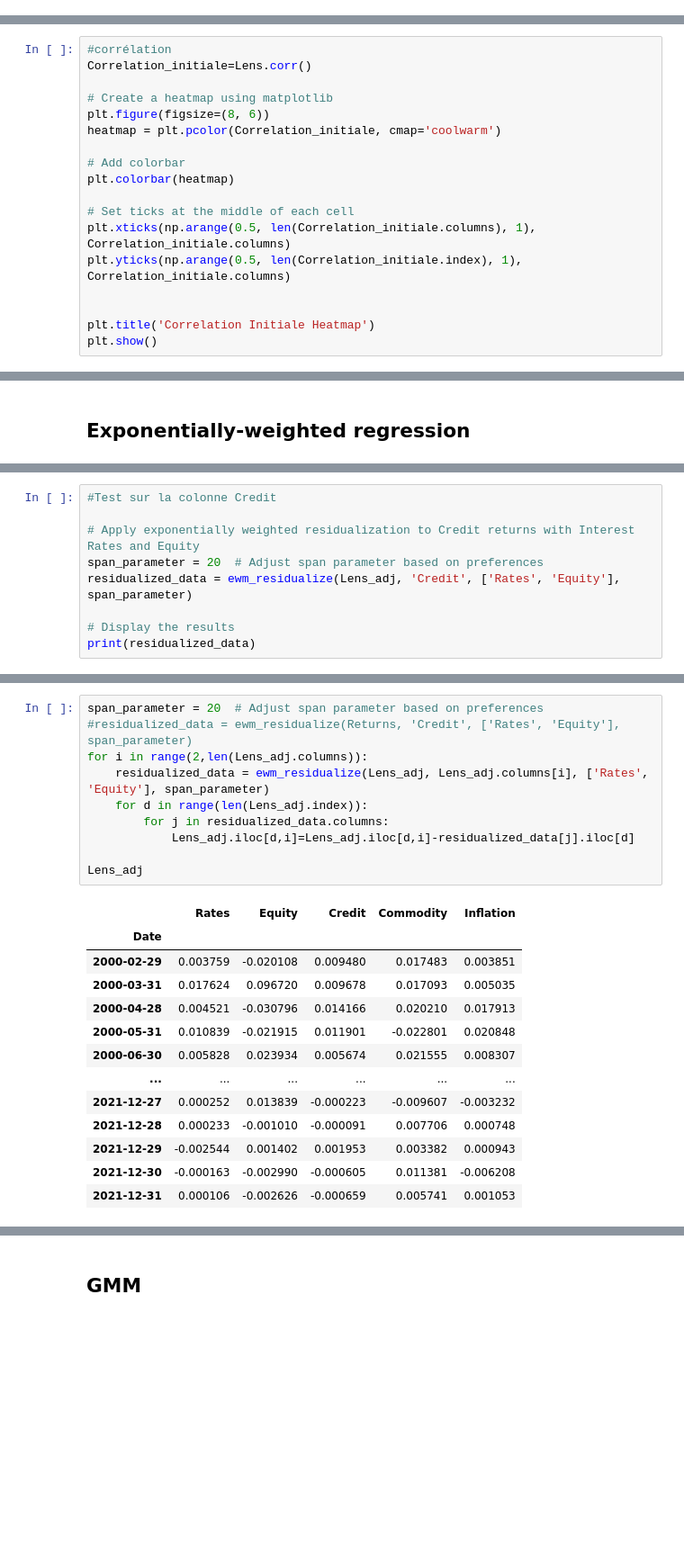
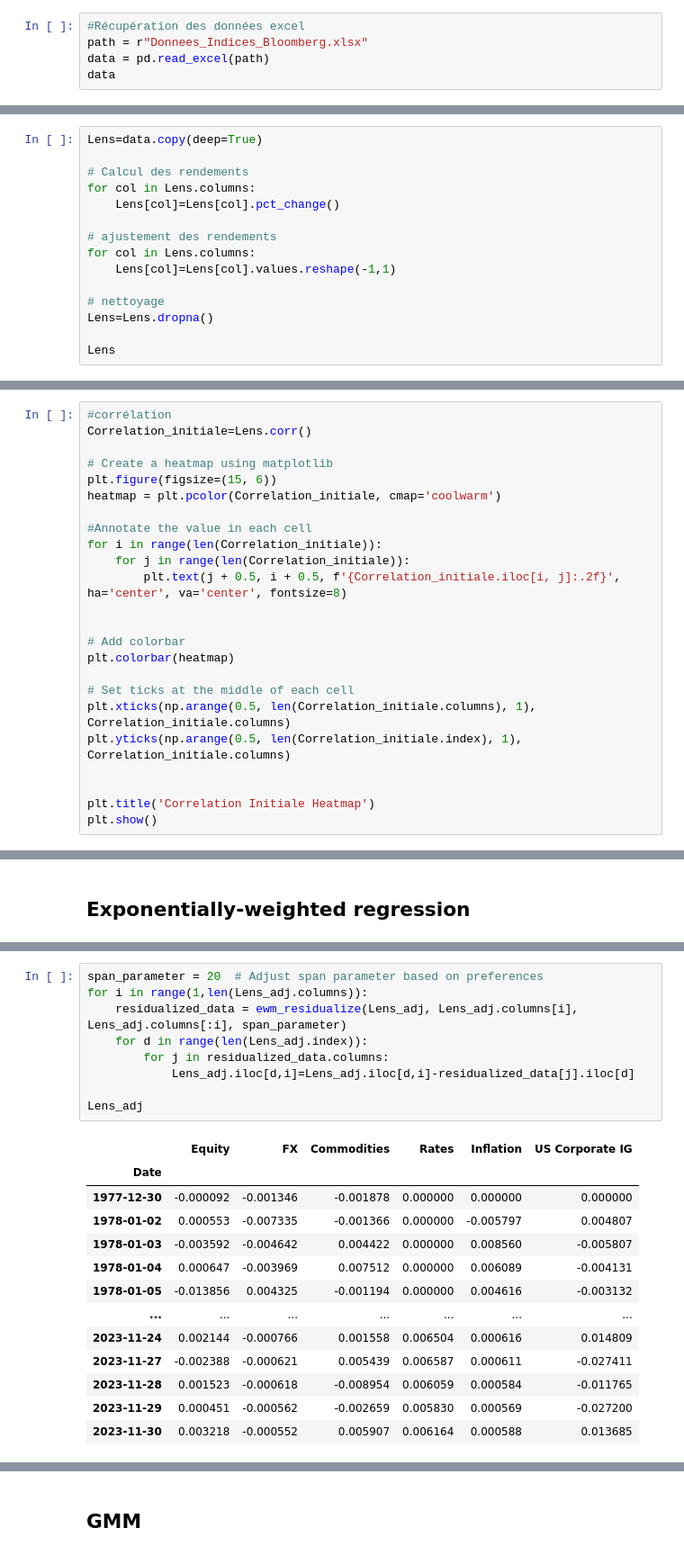
Before and after one commit to WilliamB111/BNY-Markets-Regime-Project-127, a Jupyter notebook: GMM.ipynb, the cells around one changed output, grey strips where cells are left out. Shown at 90% size. Saved outputs shown, nothing was run; the diff lists cells and outputs as text; blank space fills up the shorter version.

```diff
--- a/GMM.ipynb
+++ b/GMM.ipynb
@@ -47,0 +19,5 @@ data
+# %%
+#Récupération des données excel
+path = r"Donnees_Indices_Bloomberg.xlsx"
+data = pd.read_excel(path)
+data
@@ -124,0 +177,15 @@ Lens.to_csv(chemin_fichier_csv,index=True)
+# %%
+Lens=data.copy(deep=True)
+
+# Calcul des rendements
+for col in Lens.columns:
+    Lens[col]=Lens[col].pct_change()
+
+# ajustement des rendements
+for col in Lens.columns:
+    Lens[col]=Lens[col].values.reshape(-1,1)
+
+# nettoyage
+Lens=Lens.dropna()
+
+Lens
@@ -127,8 +237,14 @@ Lens.to_csv(chemin_fichier_csv,index=True)
 Correlation_initiale=Lens.corr()
 
 # Create a heatmap using matplotlib
-plt.figure(figsize=(8, 6))
+plt.figure(figsize=(15, 6))
 heatmap = plt.pcolor(Correlation_initiale, cmap='coolwarm')
+
+#Annotate the value in each cell
+for i in range(len(Correlation_initiale)):
+    for j in range(len(Correlation_initiale)):
+        plt.text(j + 0.5, i + 0.5, f'{Correlation_initiale.iloc[i, j]:.2f}', ha='center', va='center', fontsize=8)
+
 
 # Add colorbar
 plt.colorbar(heatmap)
@@ -200,12 +317,3 @@ def ewm_residualize(donnees, dependent_column, independent_columns, span):
         result[col + '_residual'] = residuals
 
     return result
-# %%
-#Test sur la colonne Credit
-
-# Apply exponentially weighted residualization to Credit returns with Interest Rates and Equity
-span_parameter = 20  # Adjust span parameter based on preferences
-residualized_data = ewm_residualize(Lens_adj, 'Credit', ['Rates', 'Equity'], span_parameter)
-
-# Display the results
-print(residualized_data)
@@ -228,24 +322,23 @@ Date
 # %%
 span_parameter = 20  # Adjust span parameter based on preferences
-#residualized_data = ewm_residualize(Returns, 'Credit', ['Rates', 'Equity'], span_parameter)
-for i in range(2,len(Lens_adj.columns)):
-    residualized_data = ewm_residualize(Lens_adj, Lens_adj.columns[i], ['Rates', 'Equity'], span_parameter)
+for i in range(1,len(Lens_adj.columns)):
+    residualized_data = ewm_residualize(Lens_adj, Lens_adj.columns[i], Lens_adj.columns[:i], span_parameter)
     for d in range(len(Lens_adj.index)):
         for j in residualized_data.columns:
             Lens_adj.iloc[d,i]=Lens_adj.iloc[d,i]-residualized_data[j].iloc[d]
 
 Lens_adj
 # %% [output]
-|  | Rates | Equity | Credit | Commodity | Inflation |
-| Date |  |  |  |  |  |
-| 2000-02-29 | 0.003759 | -0.020108 | 0.009480 | 0.017483 | 0.003851 |
-| 2000-03-31 | 0.017624 | 0.096720 | 0.009678 | 0.017093 | 0.005035 |
-| 2000-04-28 | 0.004521 | -0.030796 | 0.014166 | 0.020210 | 0.017913 |
-| 2000-05-31 | 0.010839 | -0.021915 | 0.011901 | -0.022801 | 0.020848 |
-| 2000-06-30 | 0.005828 | 0.023934 | 0.005674 | 0.021555 | 0.008307 |
-| ... | ... | ... | ... | ... | ... |
-| 2021-12-27 | 0.000252 | 0.013839 | -0.000223 | -0.009607 | -0.003232 |
-| 2021-12-28 | 0.000233 | -0.001010 | -0.000091 | 0.007706 | 0.000748 |
-| 2021-12-29 | -0.002544 | 0.001402 | 0.001953 | 0.003382 | 0.000943 |
-| 2021-12-30 | -0.000163 | -0.002990 | -0.000605 | 0.011381 | -0.006208 |
-| 2021-12-31 | 0.000106 | -0.002626 | -0.000659 | 0.005741 | 0.001053 |
+|  | Equity | FX | Commodities | Rates | Inflation | US Corporate IG |
+| Date |  |  |  |  |  |  |
+| 1977-12-30 | -0.000092 | -0.001346 | -0.001878 | 0.000000 | 0.000000 | 0.000000 |
+| 1978-01-02 | 0.000553 | -0.007335 | -0.001366 | 0.000000 | -0.005797 | 0.004807 |
+| 1978-01-03 | -0.003592 | -0.004642 | 0.004422 | 0.000000 | 0.008560 | -0.005807 |
+| 1978-01-04 | 0.000647 | -0.003969 | 0.007512 | 0.000000 | 0.006089 | -0.004131 |
+| 1978-01-05 | -0.013856 | 0.004325 | -0.001194 | 0.000000 | 0.004616 | -0.003132 |
+| ... | ... | ... | ... | ... | ... | ... |
+| 2023-11-24 | 0.002144 | -0.000766 | 0.001558 | 0.006504 | 0.000616 | 0.014809 |
+| 2023-11-27 | -0.002388 | -0.000621 | 0.005439 | 0.006587 | 0.000611 | -0.027411 |
+| 2023-11-28 | 0.001523 | -0.000618 | -0.008954 | 0.006059 | 0.000584 | -0.011765 |
+| 2023-11-29 | 0.000451 | -0.000562 | -0.002659 | 0.005830 | 0.000569 | -0.027200 |
+| 2023-11-30 | 0.003218 | -0.000552 | 0.005907 | 0.006164 | 0.000588 | 0.013685 |
```
Also changed, not shown: parts of 52 cells of this notebook.
